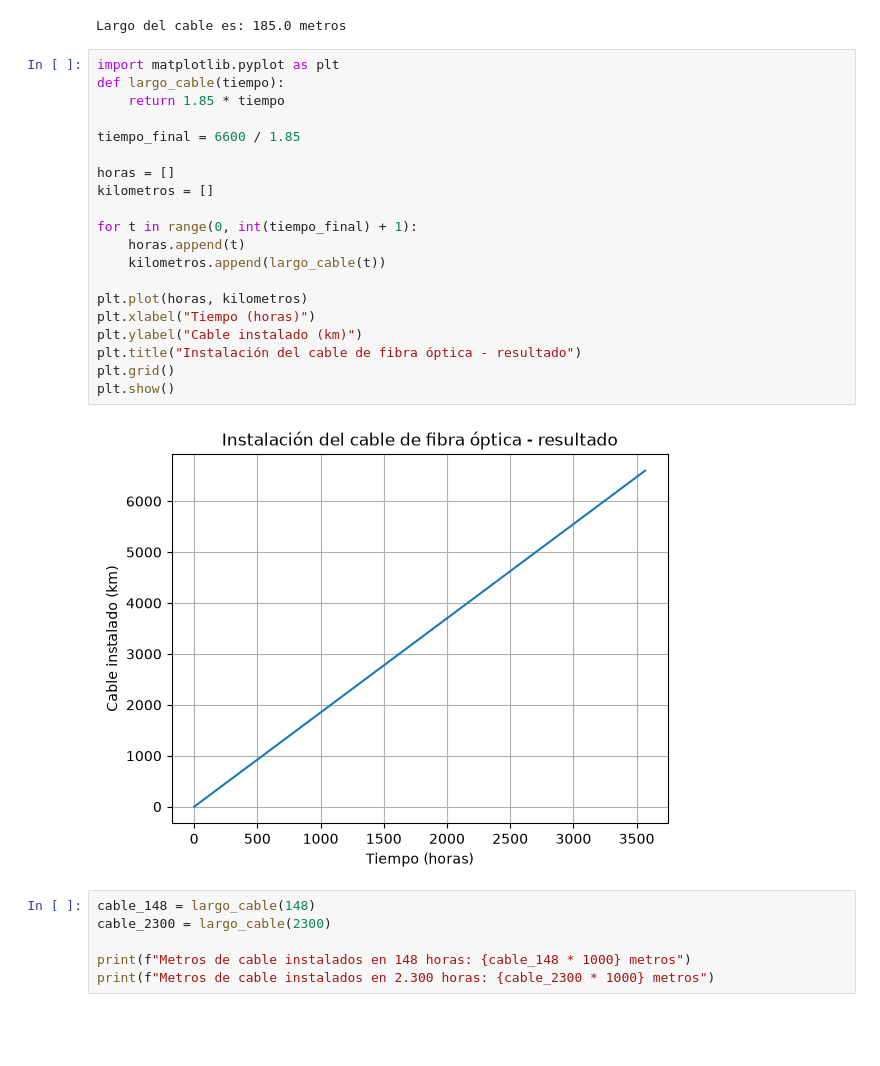
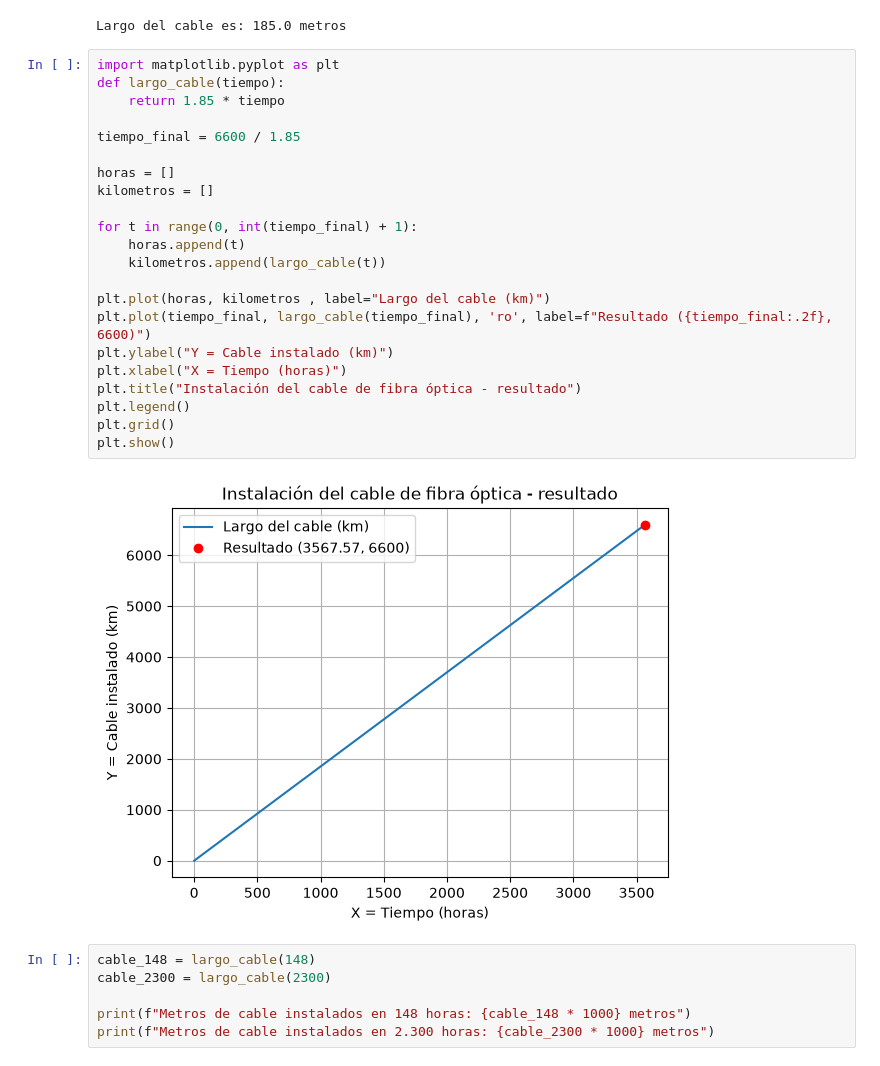
Before and after one commit to AleLagosP/Matematica-Aplicada-con-Python, a Jupyter notebook: Clase 1 - inrtroduccion/G1_Funciones.ipynb, the cells around one changed output. Saved outputs shown, nothing was run; the diff lists cells and outputs as text; blank space fills up the shorter version.

```diff
--- a/Clase 1 - inrtroduccion/G1_Funciones.ipynb
+++ b/Clase 1 - inrtroduccion/G1_Funciones.ipynb
@@ -108,25 +108,27 @@ Largo del cable es: 185.0 metros
 # %%
 import matplotlib.pyplot as plt
 def largo_cable(tiempo):
     return 1.85 * tiempo
 
 tiempo_final = 6600 / 1.85
 
 horas = []
 kilometros = []
 
 for t in range(0, int(tiempo_final) + 1):
     horas.append(t)
     kilometros.append(largo_cable(t))
 
-plt.plot(horas, kilometros)
-plt.xlabel("Tiempo (horas)")
-plt.ylabel("Cable instalado (km)")
+plt.plot(horas, kilometros , label="Largo del cable (km)")
+plt.plot(tiempo_final, largo_cable(tiempo_final), 'ro', label=f"Resultado ({tiempo_final:.2f}, 6600)")
+plt.ylabel("Y = Cable instalado (km)")
+plt.xlabel("X = Tiempo (horas)")
 plt.title("Instalación del cable de fibra óptica - resultado")
+plt.legend()
 plt.grid()
 plt.show()
 # %% [output]
-[figure, old version]
+[figure, new version]
 # %%
 cable_148 = largo_cable(148)
 cable_2300 = largo_cable(2300)
```
Also changed, not shown: parts of 2 cells of this notebook.
